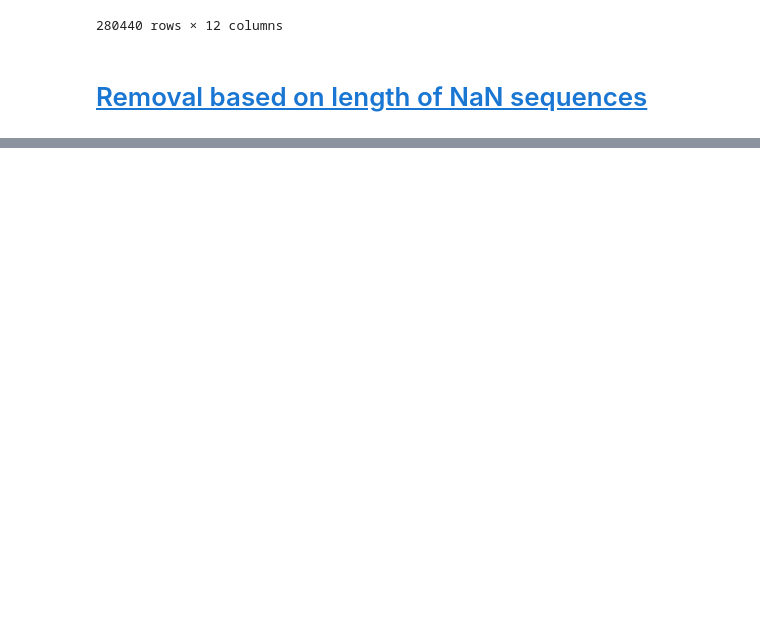
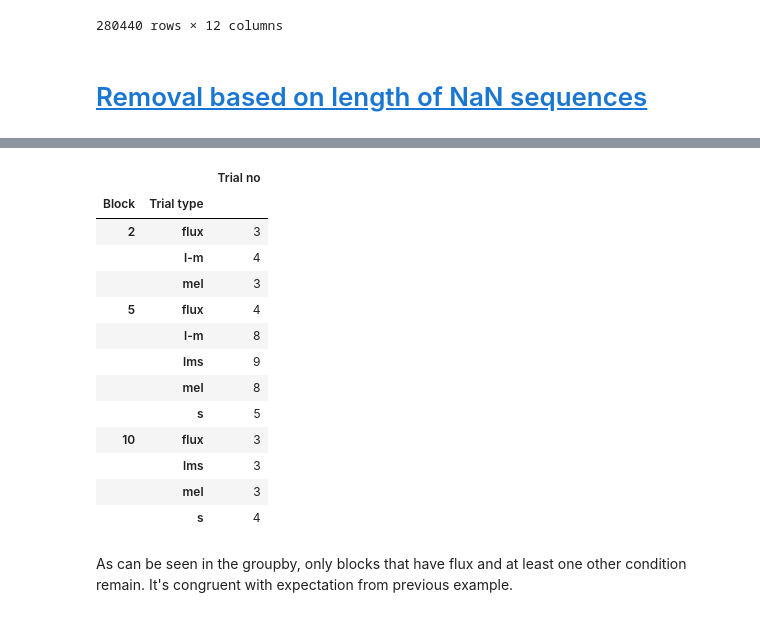
Before and after one commit to tscnlab/civibe_pupilprep, a Jupyter notebook: notebooks/prep_accept_reject_trials.ipynb, the cells around one changed output, grey strips where cells are left out. Drawn from its saved outputs; the diff is of its cells as text; code cells hidden in the pictures; blank space fills up the shorter version.

```diff
--- a/notebooks/prep_accept_reject_trials.ipynb
+++ b/notebooks/prep_accept_reject_trials.ipynb
@@ -252,0 +303,41 @@ long_nan_df
+# %%
+def remove_bad_blocks(data_df,trial_min = 3):
+
+    # aggregate unique trial numbers in each block-condition group
+    groupby_condition_df = data_df[['Block','Trial type','Trial no']].groupby(['Block','Trial type']).agg('nunique')
+    groupby_condition_df.reset_index(inplace=True)
+
+    # find blocks with no flux
+    blocks_no_flux = [block for block in groupby_condition_df['Block'].unique()
+                      if 'flux' not in  groupby_condition_df['Trial type'][(groupby_condition_df['Block']==block)].to_list()]
+
+    # find blocks with one condition - this takes care of blocks where flux is the only one, shorter code than conditions on other-than-flux
+    blocks_no_other = [block for block in groupby_condition_df['Block'].unique()
+                       if len(groupby_condition_df['Trial type'][(groupby_condition_df['Block']==block)]) == 1]
+
+
+    removed_df = data_df[(~data_df['Block'].isin(blocks_no_flux))&(~data_df['Block'].isin(blocks_no_other))]
+    return removed_df
+# %%
+no_low_block_df = remove_bad_blocks(no_low_cond_df,trial_min = 3)
+# %%
+groupby_condition_df = no_low_block_df[['Block','Trial type','Trial no']].groupby(['Block','Trial type']).agg('nunique')
+# %%
+groupby_condition_df
+# %% [output]
+|  |  | Trial no |
+| Block | Trial type |  |
+| 2 | flux | 3 |
+|  | l-m | 4 |
+|  | mel | 3 |
+| 5 | flux | 4 |
+|  | l-m | 8 |
+|  | lms | 9 |
+|  | mel | 8 |
+|  | s | 5 |
+| 10 | flux | 3 |
+|  | lms | 3 |
+|  | mel | 3 |
+|  | s | 4 |
+# %% [markdown]
+As can be seen in the groupby, only blocks that have flux and at least one other condition remain. It's congruent with expectation from previous example.
```
Also changed, not shown: parts of 15 cells of this notebook, 1 other file.
